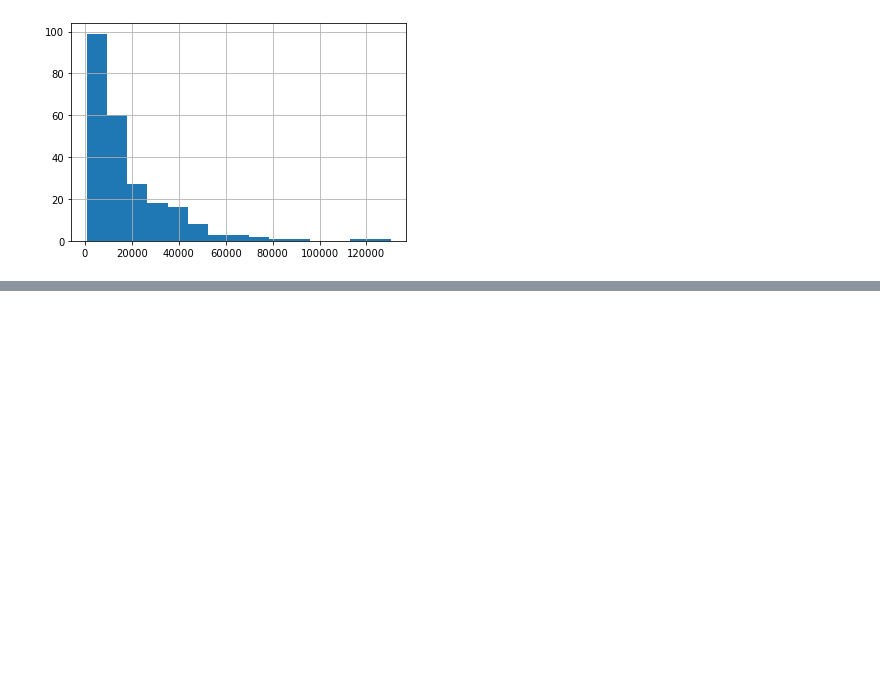
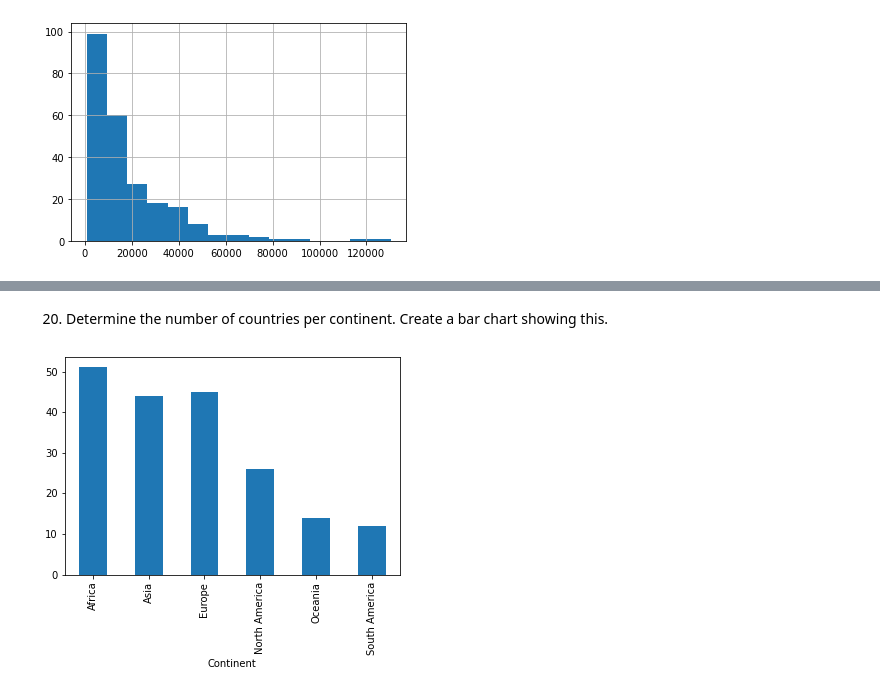
Before and after one commit to nss-data-science-cohort-4/dq1-undata-vai2fc, a Jupyter notebook: notebooks/UN_Data_Exploration.ipynb, the cells around one changed output, grey strips where cells are left out. Saved outputs shown, nothing was run; the diff lists cells and outputs as text; code cells hidden in the pictures; blank space fills up the shorter version.

```diff
--- a/notebooks/UN_Data_Exploration.ipynb
+++ b/notebooks/UN_Data_Exploration.ipynb
@@ -253,0 +267,3 @@ gdp_2014.GDP_Per_Capita.hist(bins = 15)
+# %%
+continents = pd.read_csv('../data/continents.csv')
+continents.head()
@@ -253,0 +279,3 @@ gdp_2014.GDP_Per_Capita.hist(bins = 15)
+# %%
+gdp_df = gdp_df.merge(continents, on='Country')
+gdp_df
@@ -253,0 +296,7 @@ gdp_2014.GDP_Per_Capita.hist(bins = 15)
+# %% [markdown]
+20. Determine the number of countries per continent. Create a bar chart showing this.
+# %%
+gdp_df.groupby('Continent')['Country'].nunique().plot(kind = 'bar')
+plt.show()
+# %% [output]
+[figure, added]
```
Also changed, not shown: parts of 33 cells of this notebook.
